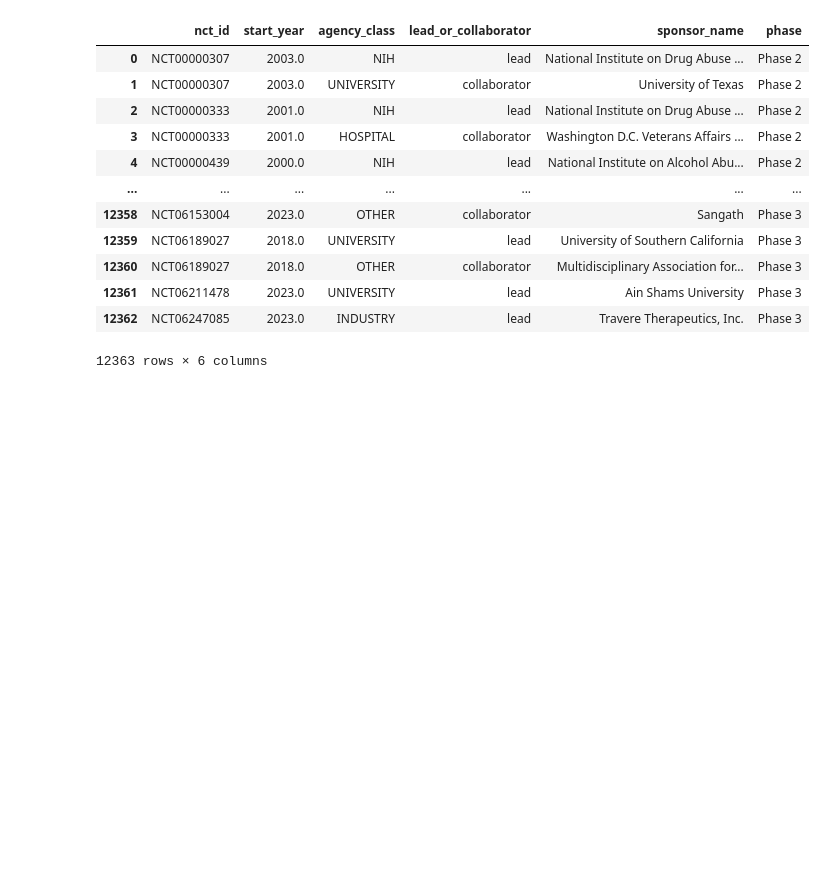
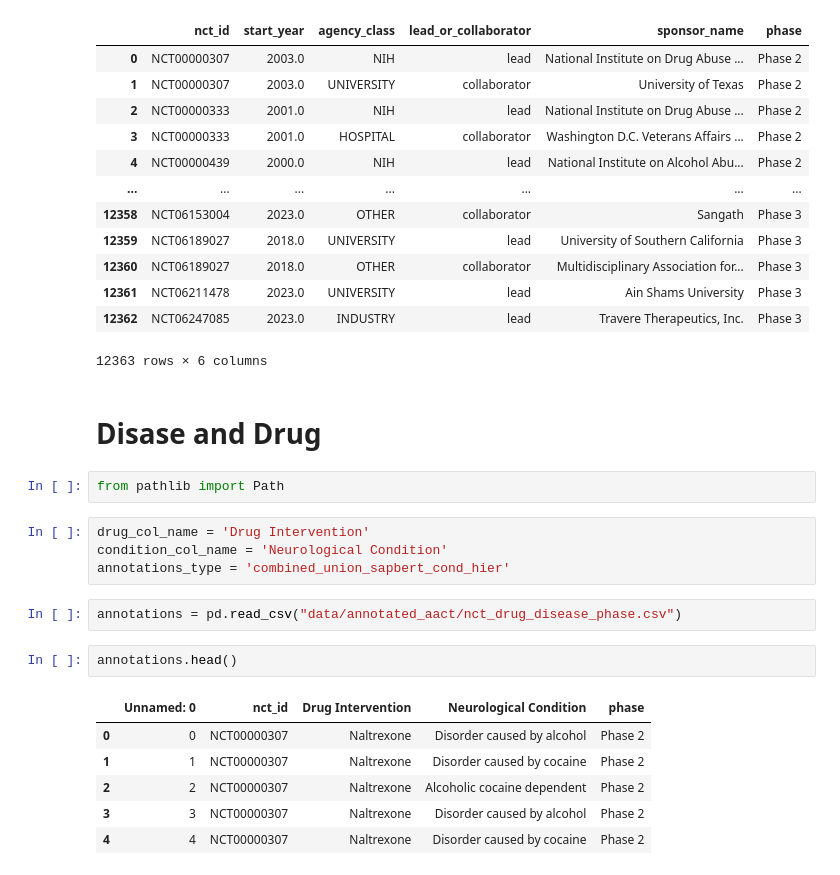
Before and after one commit to Ineichen-Group/NeuroTrialAnalysis, a Jupyter notebook: 08_Phase_2_vs_3.ipynb, the cells around one changed output. Cells and saved outputs as stored; diff of their text form; blank space fills up the shorter version.

```diff
--- a/08_Phase_2_vs_3.ipynb
+++ b/08_Phase_2_vs_3.ipynb
@@ -1096,3 +1101,22 @@ trial_sponsorship_metadata_p2_3
 | 12361 | NCT06211478 | 2023.0 | UNIVERSITY | lead | Ain Shams University | Phase 3 |
 | 12362 | NCT06247085 | 2023.0 | INDUSTRY | lead | Travere Therapeutics, Inc. | Phase 3 |
 12363 rows × 6 columns
+# %% [markdown]
+# Disase and Drug
+# %%
+from pathlib import Path
+# %%
+drug_col_name = 'Drug Intervention'
+condition_col_name = 'Neurological Condition'
+annotations_type = 'combined_union_sapbert_cond_hier'
+# %%
+annotations = pd.read_csv("data/annotated_aact/nct_drug_disease_phase.csv")
+# %%
+annotations.head()
+# %% [output]
+|  | Unnamed: 0 | nct_id | Drug Intervention | Neurological Condition | phase |
+| 0 | 0 | NCT00000307 | Naltrexone | Disorder caused by alcohol | Phase 2 |
+| 1 | 1 | NCT00000307 | Naltrexone | Disorder caused by cocaine | Phase 2 |
+| 2 | 2 | NCT00000307 | Naltrexone | Alcoholic cocaine dependent | Phase 2 |
+| 3 | 3 | NCT00000307 | Naltrexone | Disorder caused by alcohol | Phase 2 |
+| 4 | 4 | NCT00000307 | Naltrexone | Disorder caused by cocaine | Phase 2 |
```
Also changed, not shown: parts of 6 cells of this notebook.
